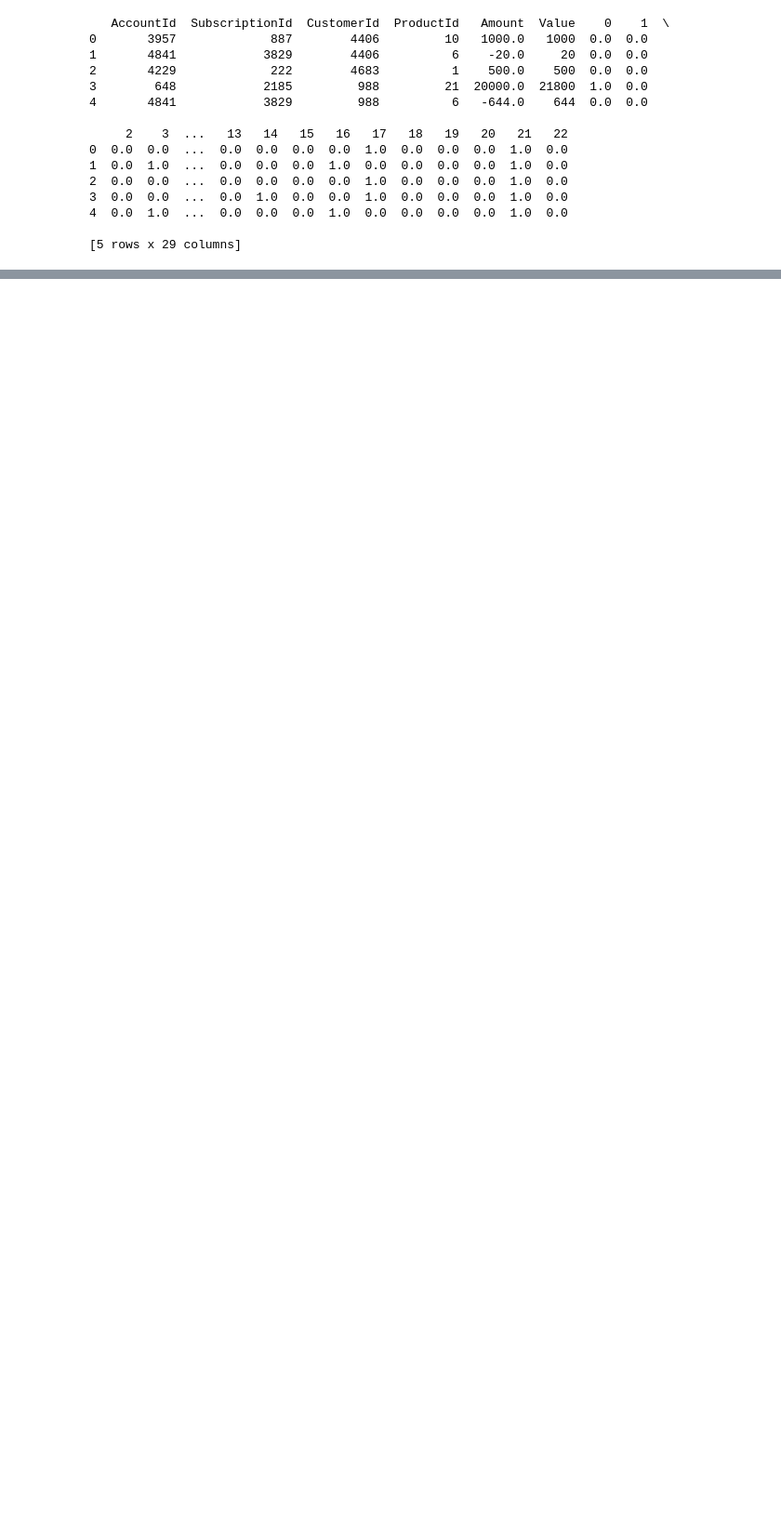
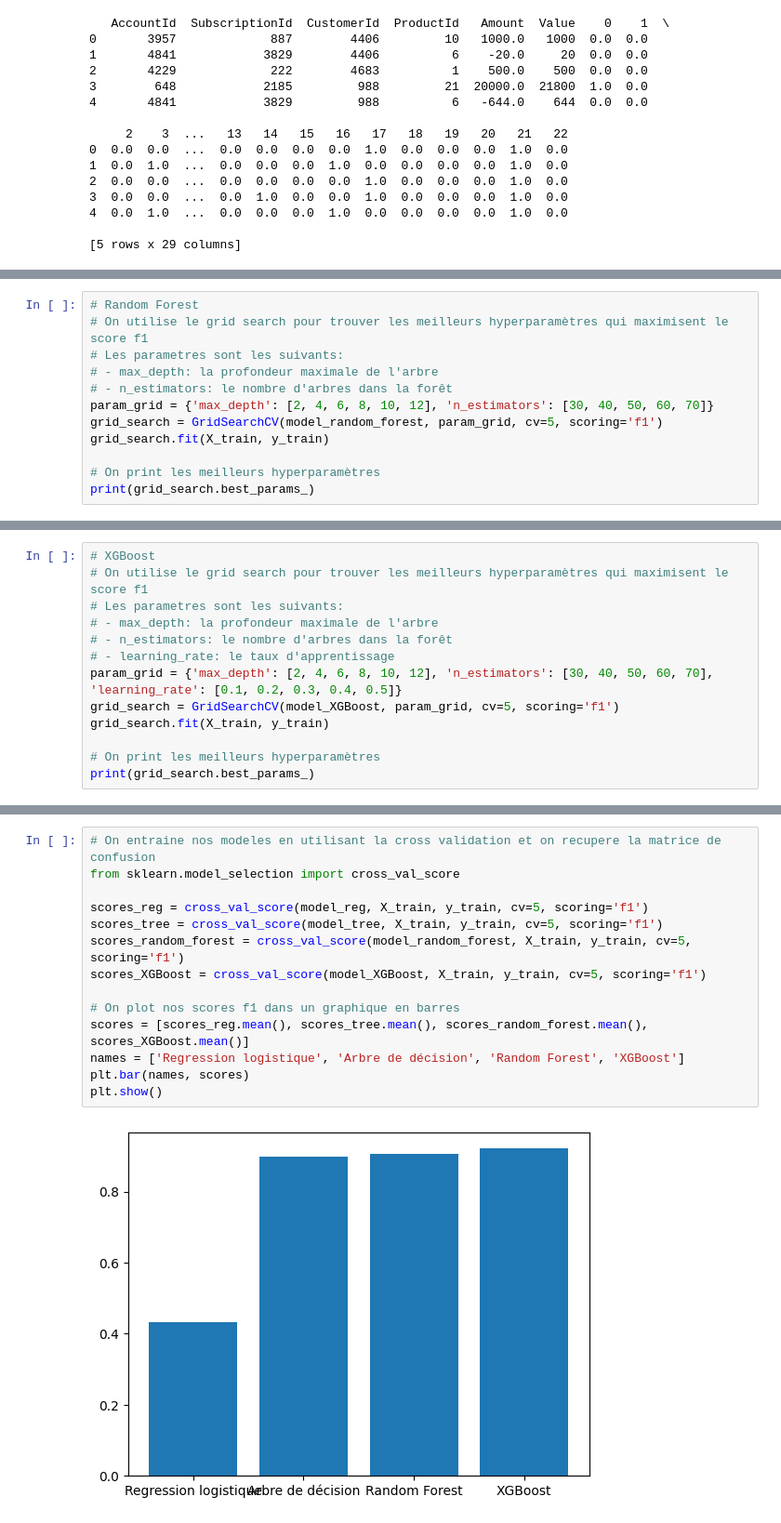
Before and after one commit to Quentin-Jadoul/ML-project, a Jupyter notebook: credit_card_fraud_detection.ipynb, the cells around one changed output, grey strips where cells are left out. Shown at 93% size. Drawn from its saved outputs; the diff is of its cells as text; blank space fills up the shorter version.

```diff
--- a/credit_card_fraud_detection.ipynb
+++ b/credit_card_fraud_detection.ipynb
@@ -256,0 +226,12 @@ We now make our predictions
+# %%
+# Random Forest
+# On utilise le grid search pour trouver les meilleurs hyperparamètres qui maximisent le score f1
+# Les parametres sont les suivants:
+# - max_depth: la profondeur maximale de l'arbre
+# - n_estimators: le nombre d'arbres dans la forêt
+param_grid = {'max_depth': [2, 4, 6, 8, 10, 12], 'n_estimators': [30, 40, 50, 60, 70]}
+grid_search = GridSearchCV(model_random_forest, param_grid, cv=5, scoring='f1')
+grid_search.fit(X_train, y_train)
+
+# On print les meilleurs hyperparamètres
+print(grid_search.best_params_)
@@ -256,0 +240,13 @@ We now make our predictions
+# %%
+# XGBoost
+# On utilise le grid search pour trouver les meilleurs hyperparamètres qui maximisent le score f1
+# Les parametres sont les suivants:
+# - max_depth: la profondeur maximale de l'arbre
+# - n_estimators: le nombre d'arbres dans la forêt
+# - learning_rate: le taux d'apprentissage
+param_grid = {'max_depth': [2, 4, 6, 8, 10, 12], 'n_estimators': [30, 40, 50, 60, 70], 'learning_rate': [0.1, 0.2, 0.3, 0.4, 0.5]}
+grid_search = GridSearchCV(model_XGBoost, param_grid, cv=5, scoring='f1')
+grid_search.fit(X_train, y_train)
+
+# On print les meilleurs hyperparamètres
+print(grid_search.best_params_)
@@ -256,0 +259,16 @@ We now make our predictions
+# %%
+# On entraine nos modeles en utilisant la cross validation et on recupere la matrice de confusion
+from sklearn.model_selection import cross_val_score
+
+scores_reg = cross_val_score(model_reg, X_train, y_train, cv=5, scoring='f1')
+scores_tree = cross_val_score(model_tree, X_train, y_train, cv=5, scoring='f1')
+scores_random_forest = cross_val_score(model_random_forest, X_train, y_train, cv=5, scoring='f1')
+scores_XGBoost = cross_val_score(model_XGBoost, X_train, y_train, cv=5, scoring='f1')
+
+# On plot nos scores f1 dans un graphique en barres
+scores = [scores_reg.mean(), scores_tree.mean(), scores_random_forest.mean(), scores_XGBoost.mean()]
+names = ['Regression logistique', 'Arbre de décision', 'Random Forest', 'XGBoost']
+plt.bar(names, scores)
+plt.show()
+# %% [output]
+[figure, added]
```
Also changed, not shown: parts of 16 cells of this notebook, 1 other file.
